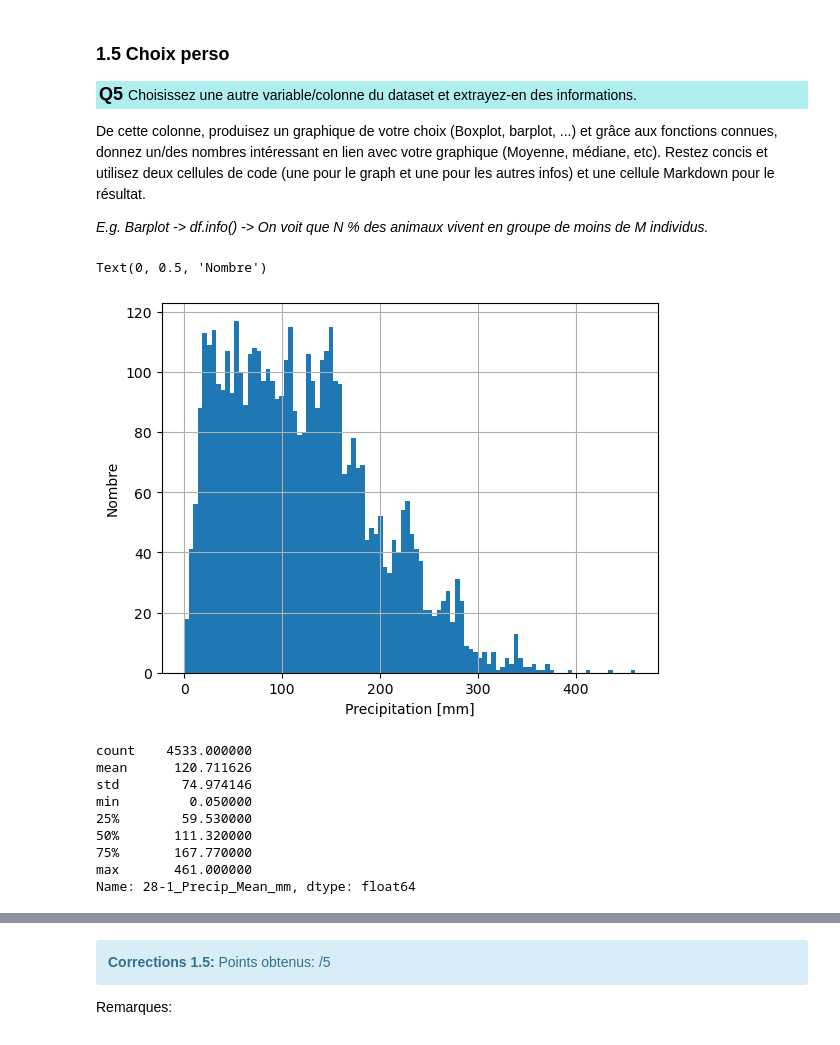
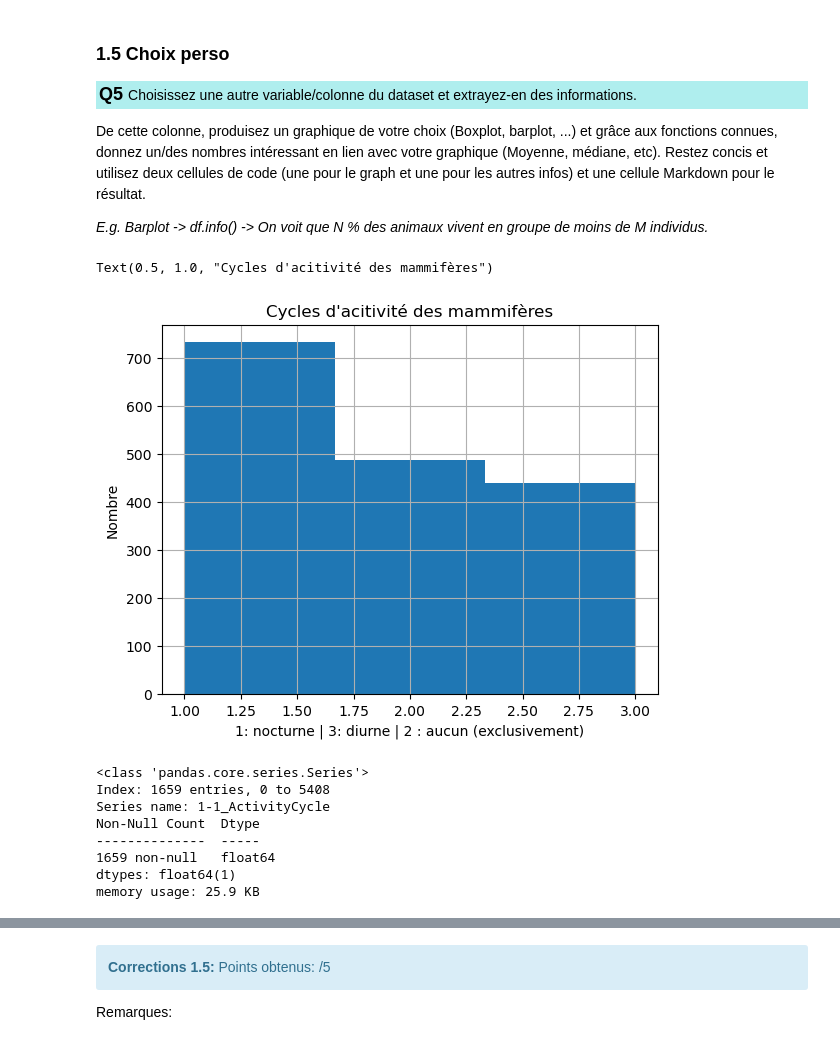
Before and after one commit to Calum-Quinn/ISD_Labo3, a Jupyter notebook: TP3_ISD_SA2023_Vuilleumier_Quinn.ipynb, the cells around one changed output, grey strips where cells are left out. Drawn from its saved outputs; the diff is of its cells as text; code cells hidden in the pictures.

```diff
--- a/TP3_ISD_SA2023_Vuilleumier_Quinn.ipynb
+++ b/TP3_ISD_SA2023_Vuilleumier_Quinn.ipynb
@@ -253,23 +258,23 @@ De cette colonne, produisez un graphique de votre choix (Boxplot, barplot, ...)
 
 *E.g. Barplot -> df.info() -> On voit que N % des animaux vivent en groupe de moins de M individus.*
 # %%
-df_precip = df[df["28-1_Precip_Mean_mm"] >= 0]["28-1_Precip_Mean_mm"]
-df_precip.hist(bins=100)
-plt.xlabel("Precipitation [mm]")
+df_cycle = df[df["1-1_ActivityCycle"] >= 0]["1-1_ActivityCycle"]
+df_cycle.hist(bins=3)
+plt.xlabel("1: nocturne | 3: diurne | 2 : aucun (exclusivement)")
 plt.ylabel("Nombre")
+plt.title("Cycles d'acitivité des mammifères")
 # %% [output]
-Text(0, 0.5, 'Nombre')
+Text(0.5, 1.0, "Cycles d'acitivité des mammifères")
-[figure, old version]
+[figure, new version]
 # %%
-df_precip.describe()
+df_cycle.info()
 # %% [output]
-count    4533.000000
-mean      120.711626
-std        74.974146
-min         0.050000
-25%        59.530000
-50%       111.320000
-75%       167.770000
-max       461.000000
-Name: 28-1_Precip_Mean_mm, dtype: float64
+<class 'pandas.core.series.Series'>
+Index: 1659 entries, 0 to 5408
+Series name: 1-1_ActivityCycle
+Non-Null Count  Dtype
+--------------  -----
+1659 non-null   float64
+dtypes: float64(1)
+memory usage: 25.9 KB
 # %% [markdown]
```
Also changed, not shown: parts of 8 cells of this notebook.
